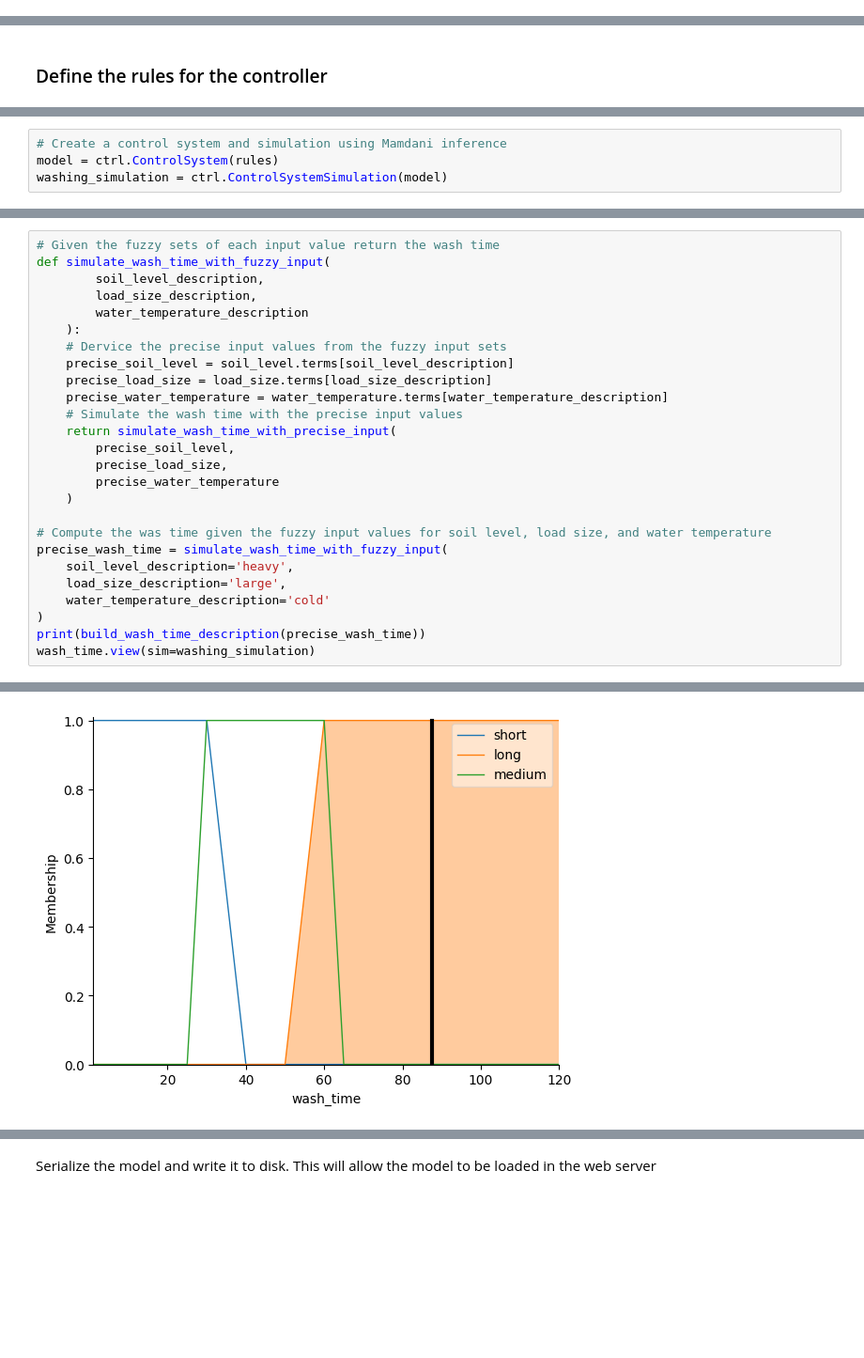
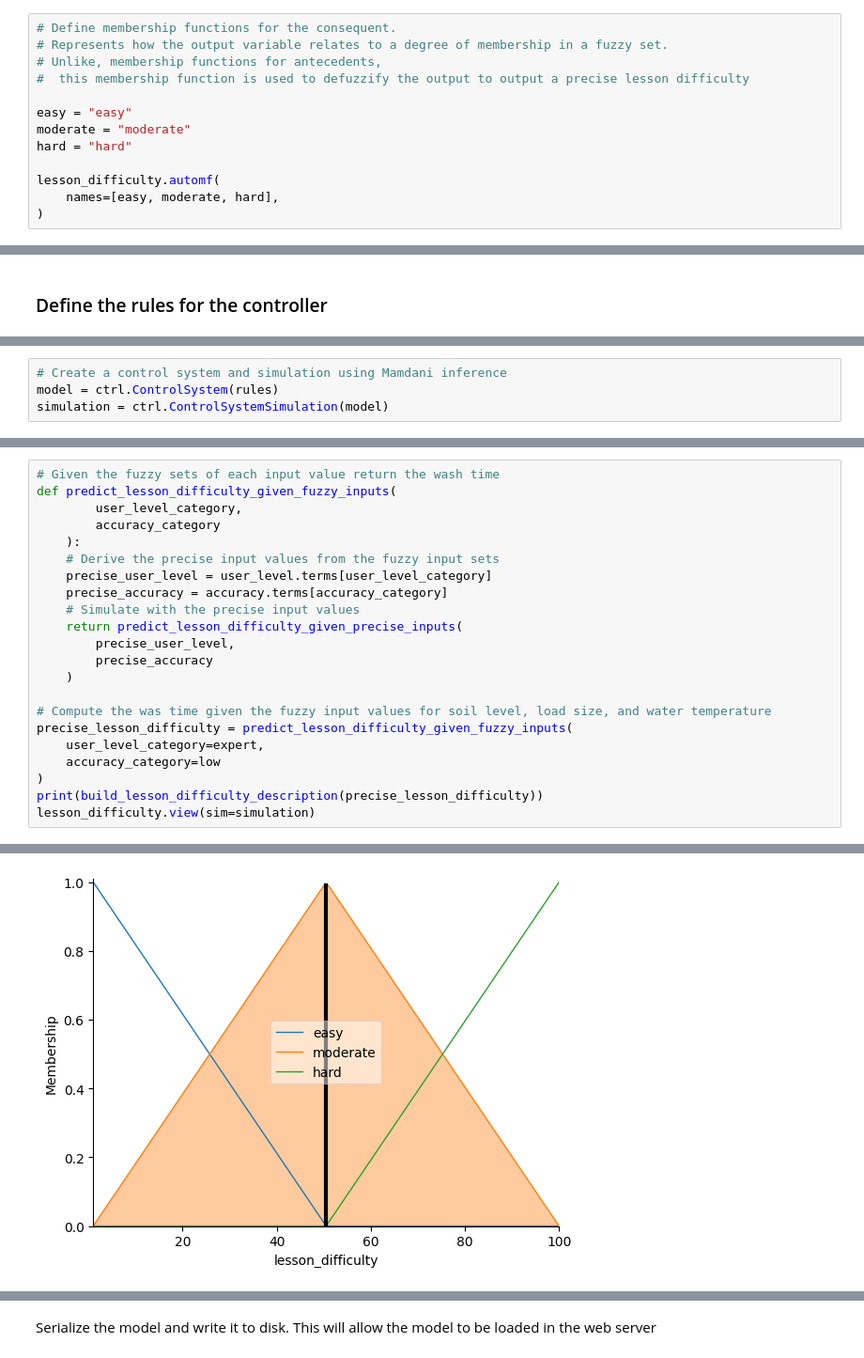
Before and after one commit to walkerrandolphsmith/intelligent_tutor, a Jupyter notebook: notebooks/lesson_prediction.ipynb, the cells around one changed output, grey strips where cells are left out. Shown at 94% size. Cells and saved outputs as stored; diff of their text form; blank space fills up the shorter version.

Commit message:
convert washing machine timer model with intelligent tutor model

```diff
--- a/notebooks/lesson_prediction.ipynb
+++ b/notebooks/lesson_prediction.ipynb
@@ -247,3 +137,16 @@ wash_time['medium'] = fuzz.trapmf(wash_time.universe, [
+# %%
+# Define membership functions for the consequent.
+# Represents how the output variable relates to a degree of membership in a fuzzy set.
+# Unlike, membership functions for antecedents,
+#  this membership function is used to defuzzify the output to output a precise lesson difficulty
+
+easy = "easy"
+moderate = "moderate"
+hard = "hard"
+
+lesson_difficulty.automf(
+    names=[easy, moderate, hard],
+)
 # %% [markdown]
 ### Visualize consequent membership function
 # %%
@@ -308,5 +192,5 @@ rules = [
 # %%
 # Create a control system and simulation using Mamdani inference
 model = ctrl.ControlSystem(rules)
-washing_simulation = ctrl.ControlSystemSimulation(model)
+simulation = ctrl.ControlSystemSimulation(model)
 # %%
@@ -365,27 +243,23 @@ wash_time.view(sim=washing_simulation)
 # %%
 # Given the fuzzy sets of each input value return the wash time
-def simulate_wash_time_with_fuzzy_input(
-        soil_level_description,
-        load_size_description,
-        water_temperature_description
+def predict_lesson_difficulty_given_fuzzy_inputs(
+        user_level_category,
+        accuracy_category
     ):
-    # Dervice the precise input values from the fuzzy input sets
-    precise_soil_level = soil_level.terms[soil_level_description]
-    precise_load_size = load_size.terms[load_size_description]
-    precise_water_temperature = water_temperature.terms[water_temperature_description]
-    # Simulate the wash time with the precise input values
-    return simulate_wash_time_with_precise_input(
-        precise_soil_level,
-        precise_load_size,
-        precise_water_temperature
+    # Derive the precise input values from the fuzzy input sets
+    precise_user_level = user_level.terms[user_level_category]
+    precise_accuracy = accuracy.terms[accuracy_category]
+    # Simulate with the precise input values
+    return predict_lesson_difficulty_given_precise_inputs(
+        precise_user_level,
+        precise_accuracy
     )
 
 # Compute the was time given the fuzzy input values for soil level, load size, and water temperature
-precise_wash_time = simulate_wash_time_with_fuzzy_input(
-    soil_level_description='heavy',
-    load_size_description='large',
-    water_temperature_description='cold'
+precise_lesson_difficulty = predict_lesson_difficulty_given_fuzzy_inputs(
+    user_level_category=expert,
+    accuracy_category=low
 )
-print(build_wash_time_description(precise_wash_time))
-wash_time.view(sim=washing_simulation)
+print(build_lesson_difficulty_description(precise_lesson_difficulty))
+lesson_difficulty.view(sim=simulation)
 # %% [output]
@@ -393 +267 @@ wash_time.view(sim=washing_simulation)
-[figure, old version]
+[figure, new version]
```
Also changed, not shown: parts of 17 cells of this notebook, 5 other files.
